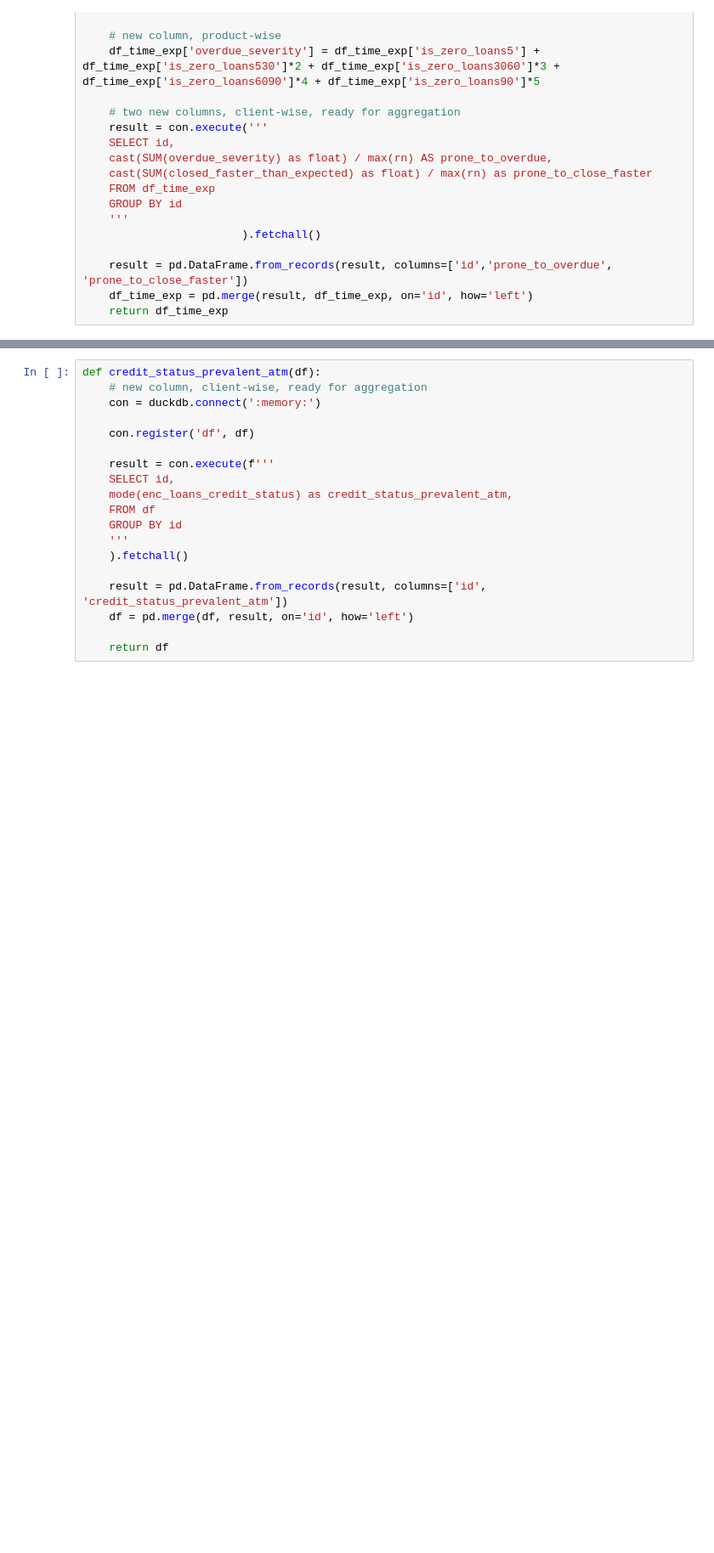
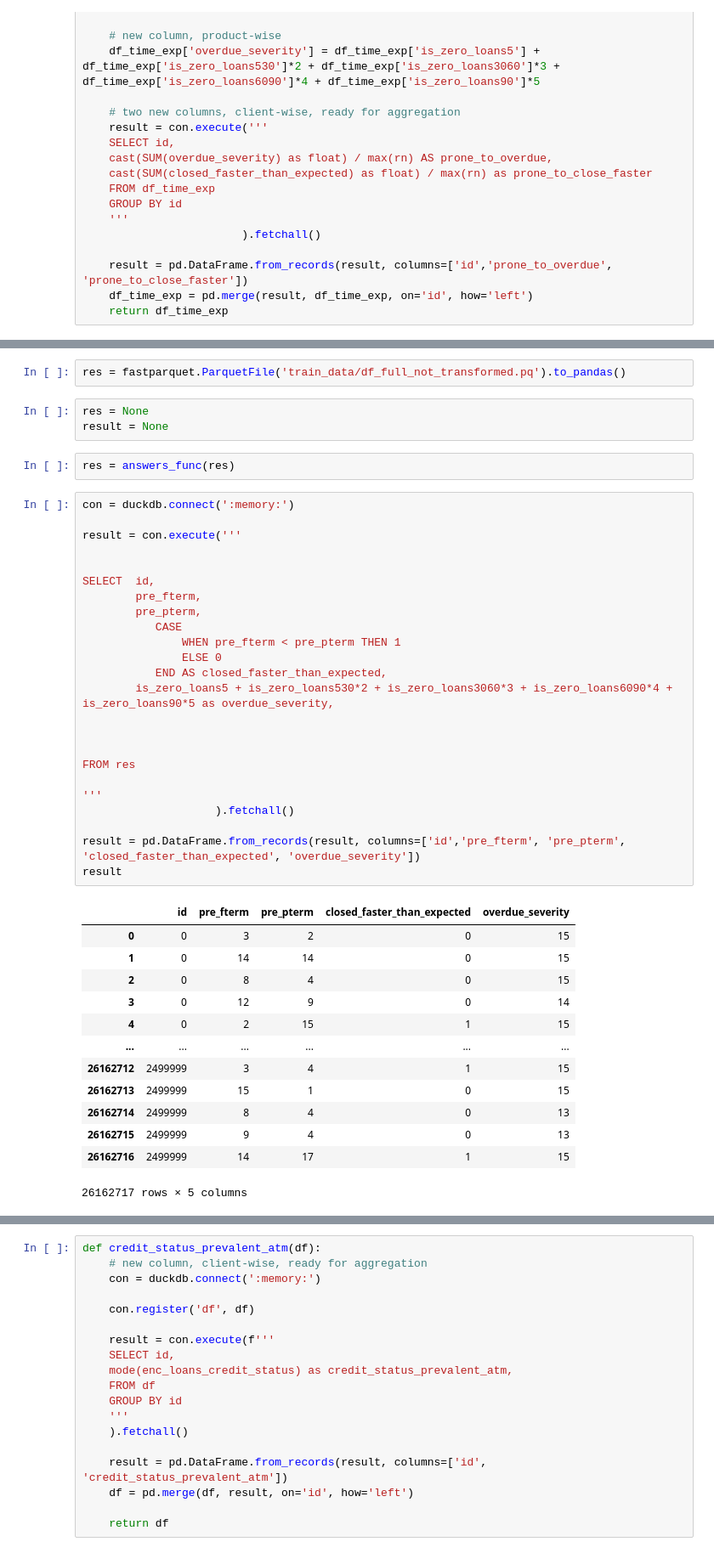
Before and after one commit to Fennec120/grad_2, a Jupyter notebook: stage_3.ipynb, the cells around one changed output, grey strips where cells are left out. Shown at 85% size. Saved outputs shown, nothing was run; the diff lists cells and outputs as text; blank space fills up the shorter version.

Commit message:
reworking a bit or two, im close i know it

```diff
--- a/stage_3.ipynb
+++ b/stage_3.ipynb
@@ -105,0 +154,45 @@ def overdue_and_quick_closure_duck(df_time_exp):
+# %%
+res = fastparquet.ParquetFile('train_data/df_full_not_transformed.pq').to_pandas()
+# %%
+res = None
+result = None
+# %%
+res = answers_func(res)
+# %%
+con = duckdb.connect(':memory:')
+
+result = con.execute('''
+
+
+SELECT  id,
+        pre_fterm,
+        pre_pterm,
+           CASE
+               WHEN pre_fterm < pre_pterm THEN 1
+               ELSE 0
+           END AS closed_faster_than_expected,
+        is_zero_loans5 + is_zero_loans530*2 + is_zero_loans3060*3 + is_zero_loans6090*4 + is_zero_loans90*5 as overdue_severity,
+
+
+
+FROM res
+
+'''
+                    ).fetchall()
+
+result = pd.DataFrame.from_records(result, columns=['id','pre_fterm', 'pre_pterm', 'closed_faster_than_expected', 'overdue_severity'])
+result
+# %% [output]
+|  | id | pre_fterm | pre_pterm | closed_faster_than_expected | overdue_severity |
+| 0 | 0 | 3 | 2 | 0 | 15 |
+| 1 | 0 | 14 | 14 | 0 | 15 |
+| 2 | 0 | 8 | 4 | 0 | 15 |
+| 3 | 0 | 12 | 9 | 0 | 14 |
+| 4 | 0 | 2 | 15 | 1 | 15 |
+| ... | ... | ... | ... | ... | ... |
+| 26162712 | 2499999 | 3 | 4 | 1 | 15 |
+| 26162713 | 2499999 | 15 | 1 | 0 | 15 |
+| 26162714 | 2499999 | 8 | 4 | 0 | 13 |
+| 26162715 | 2499999 | 9 | 4 | 0 | 13 |
+| 26162716 | 2499999 | 14 | 17 | 1 | 15 |
+26162717 rows × 5 columns
```
Also changed, not shown: parts of 19 cells of this notebook.
